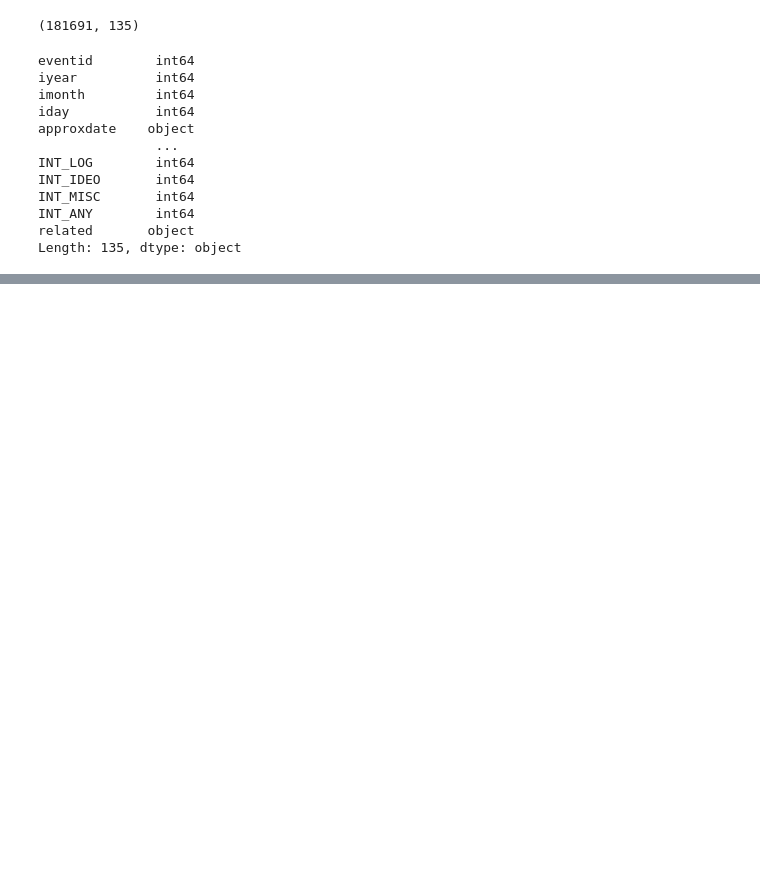
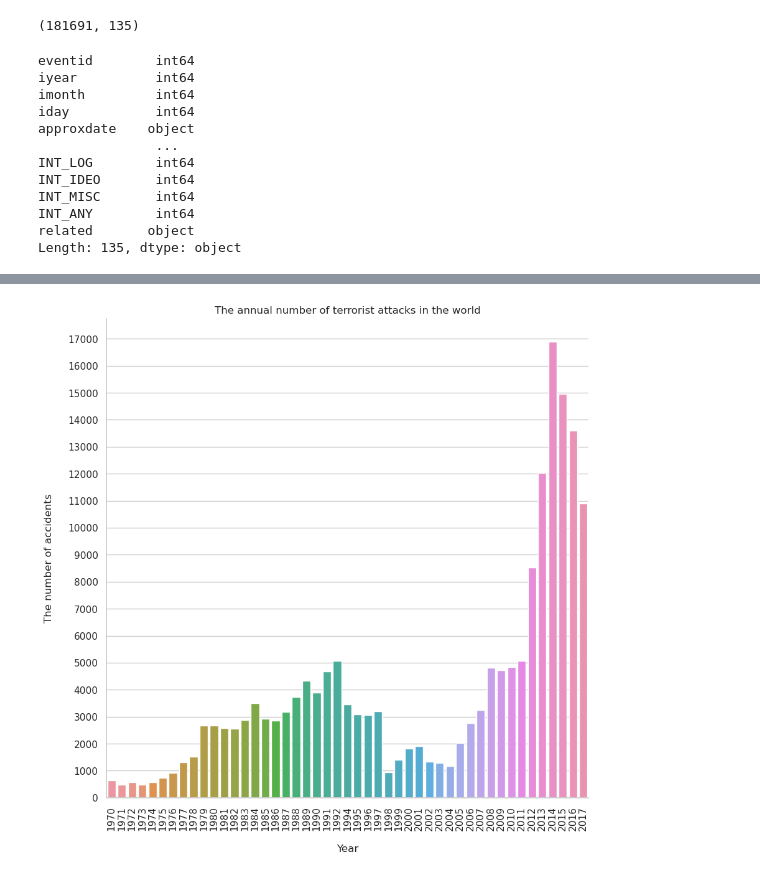
Before and after one commit to shubin023/pets, a Jupyter notebook: Global_Terrorism_Database/Global_Terrorism.ipynb, the cells around one changed output, grey strips where cells are left out. Drawn from its saved outputs; the diff is of its cells as text; code cells hidden in the pictures; blank space fills up the shorter version.

```diff
--- a/Global_Terrorism_Database/Global_Terrorism.ipynb
+++ b/Global_Terrorism_Database/Global_Terrorism.ipynb
@@ -11,6 +18,12 @@ import pandas as pd
 
 import matplotlib.pyplot as plt
 import seaborn as sns
+# %%
+sns.set(          # настройка размера графика в Jupyter
+    font_scale=1,
+    style="whitegrid",
+    rc={'figure.figsize':(10,10)}
+        )
 # %%
 path_to_file = '/home/anton23/projects/pet_projects/pets/Global_Terrorism_Database/globalterrorismdb_0718dist.csv'  # путь к файлу
 # %%
@@ -44,3 +58,6 @@ INT_MISC       int64
 INT_ANY        int64
 related       object
 Length: 135, dtype: object
+# %%
+df_terrorism_date_and_location = df_terrorism[['eventid', 'iyear', 'imonth', 'iday', 'approxdate', 'region', 'region_txt',
+                                      'country', 'country_txt', 'provstate', 'city', 'vicinity']]
@@ -46,0 +109,5 @@ Length: 135, dtype: object
+# %%
+year_over_year_global = (df_terrorism_date_and_location
+                         .groupby('iyear', as_index=False)
+                         .agg({"eventid": 'count'})
+                         .rename(columns={'iyear': 'year', 'eventid': 'number'}))
@@ -46,0 +134,11 @@ Length: 135, dtype: object
+# %%
+figure = sns.barplot(data=year_over_year_global, x='year', y='number')
+
+figure.set_xlabel('\nYear')                     # Label of x axis
+figure.set_ylabel('The number of accidents\n')  # Label of y axis
+plt.title("The annual number of terrorist attacks in the world")
+plt.xticks(rotation=90)
+plt.yticks(range(0, 18000, 1000))
+sns.despine()
+# %% [output]
+[figure, added]
```
Also changed, not shown: parts of 20 cells of this notebook, 1 other file.
